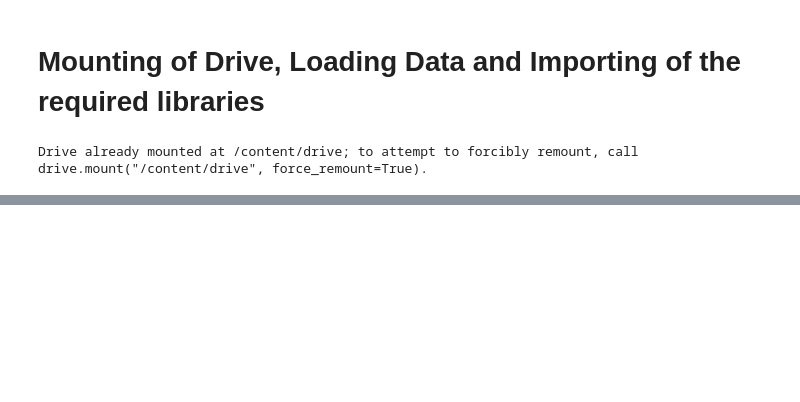
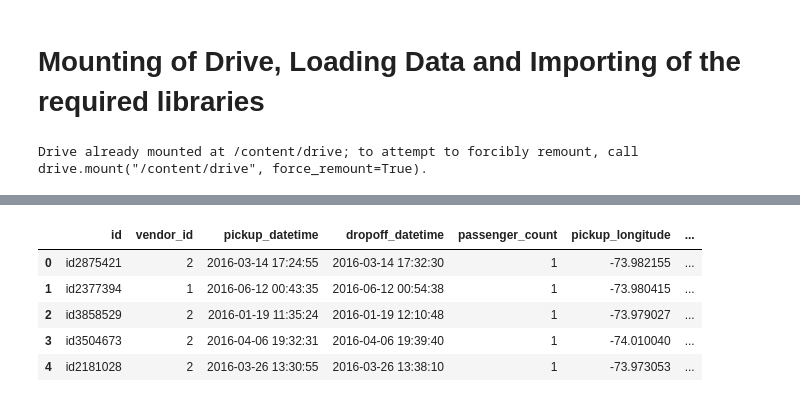
Before and after one commit to PUNEETSUBHANJI/NYC_Taxi_Trip_Time_prediction, a Jupyter notebook: NYC_Taxi_Trip_Time_prediction.ipynb, the cells around one changed output, grey strips where cells are left out. Saved outputs shown, nothing was run; the diff lists cells and outputs as text; code cells hidden in the pictures; blank space fills up the shorter version.

```diff
--- a/NYC_Taxi_Trip_Time_prediction.ipynb
+++ b/NYC_Taxi_Trip_Time_prediction.ipynb
@@ -60,0 +137,7 @@ taxi_data = pd.read_csv('/content/drive/MyDrive/Projects- Almabetter_Puneet/NYC
+# %%
+#  Creation of new Variables
+taxi_data['pickup_day'] = taxi_data['pickup_datetime'].dt.day_name()
+taxi_data['dropoff_day'] = taxi_data['dropoff_datetime'].dt.day_name()
+taxi_data['Pickday_No'] = taxi_data['pickup_datetime'].dt.weekday
+taxi_data['Hour_of_Pickup'] = taxi_data['pickup_datetime'].dt.hour
+taxi_data['pickup_month'] = taxi_data['pickup_datetime'].dt.month
@@ -60,0 +165,16 @@ taxi_data = pd.read_csv('/content/drive/MyDrive/Projects- Almabetter_Puneet/NYC
+# %%
+#  We will estimate the distance using geographic coordinates and the library.
+from geopy.distance import great_circle
+def cal_distance(pickup_lat,pickup_long,dropoff_lat,dropoff_long):
+  start_coordinates = (pickup_lat,pickup_long)
+  stop_coordinates = (dropoff_lat,dropoff_long)
+  return great_circle(start_coordinates,stop_coordinates).km
+
+# Applying the above details and creating the feature 'distance'
+taxi_data['distance'] = taxi_data.apply(lambda x: cal_distance
+                              (x['pickup_latitude'],x['pickup_longitude'],
+                              x['dropoff_latitude'],x['dropoff_longitude']),
+                              axis = 1)
+
+# Calculation of SPEED in km per Hour
+taxi_data['speed'] = (taxi_data.distance/(taxi_data.trip_duration/3600))
@@ -60,0 +193,24 @@ taxi_data = pd.read_csv('/content/drive/MyDrive/Projects- Almabetter_Puneet/NYC
+# %%
+#Creating the time slots for the day
+def time_in_day(x):
+  if x in range(6,12):
+    return 'Morning'
+  elif x in range(12,16):
+    return 'Afternoon'
+  elif x in range(16,22):
+    return 'Evening'
+  else:
+    return 'Late Night'
+
+# Now using above function create new columns in the dataset
+taxi_data['Pickup_Time'] = taxi_data['Hour_of_Pickup'].apply(time_in_day)
+
+# Dataset description after creating a new Variable
+taxi_data.head()
+# %% [output]
+|  | id | vendor_id | pickup_datetime | dropoff_datetime | passenger_count | pickup_longitude | ... |
+| 0 | id2875421 | 2 | 2016-03-14 17:24:55 | 2016-03-14 17:32:30 | 1 | -73.982155 | ... |
+| 1 | id2377394 | 1 | 2016-06-12 00:43:35 | 2016-06-12 00:54:38 | 1 | -73.980415 | ... |
+| 2 | id3858529 | 2 | 2016-01-19 11:35:24 | 2016-01-19 12:10:48 | 1 | -73.979027 | ... |
+| 3 | id3504673 | 2 | 2016-04-06 19:32:31 | 2016-04-06 19:39:40 | 1 | -74.010040 | ... |
+| 4 | id2181028 | 2 | 2016-03-26 13:30:55 | 2016-03-26 13:38:10 | 1 | -73.973053 | ... |
```
Also changed, not shown: parts of 18 cells of this notebook.
